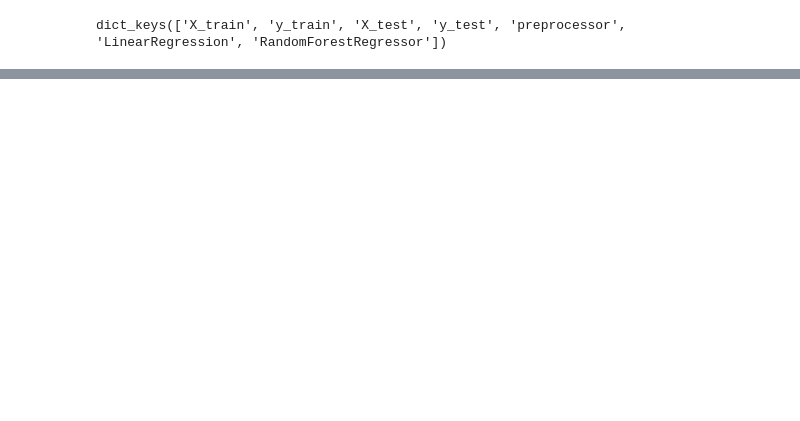
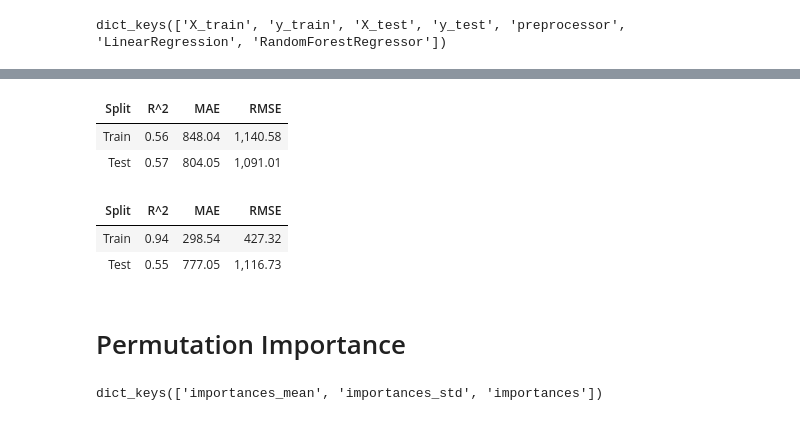
Before and after one commit to CaillahR/Importances-and-Coefficients, a Jupyter notebook: Explaining Models with Shap.ipynb, the cells around one changed output, grey strips where cells are left out. Cells and saved outputs as stored; diff of their text form; code cells hidden in the pictures; blank space fills up the shorter version.

```diff
--- a/Explaining Models with Shap.ipynb
+++ b/Explaining Models with Shap.ipynb
@@ -175,0 +192,16 @@ X_train_df.head()
+# %%
+## evaluating the linear regression
+evaluate_regression(lin_model, X_train_df, y_train, X_test_df, y_test)
+# %% [output]
+| Split | R^2 | MAE | RMSE |
+| Train | 0.56 | 848.04 | 1,140.58 |
+| Test | 0.57 | 804.05 | 1,091.01 |
+# %%
+## evaluating the random forest
+evaluate_regression(reg_model,X_train_df, y_train, X_test_df, y_test)
+# %% [output]
+| Split | R^2 | MAE | RMSE |
+| Train | 0.94 | 298.54 | 427.32 |
+| Test | 0.55 | 777.05 | 1,116.73 |
+# %% [markdown]
+# Permutation Importance
@@ -175,0 +210,5 @@ X_train_df.head()
+# %%
+r = permutation_importance(reg_model, X_test_df, y_test,n_repeats =5, random_state=SEED)
+r.keys()
+# %% [output]
+dict_keys(['importances_mean', 'importances_std', 'importances'])
```
Also changed, not shown: parts of 30 cells of this notebook, 2 other files.
